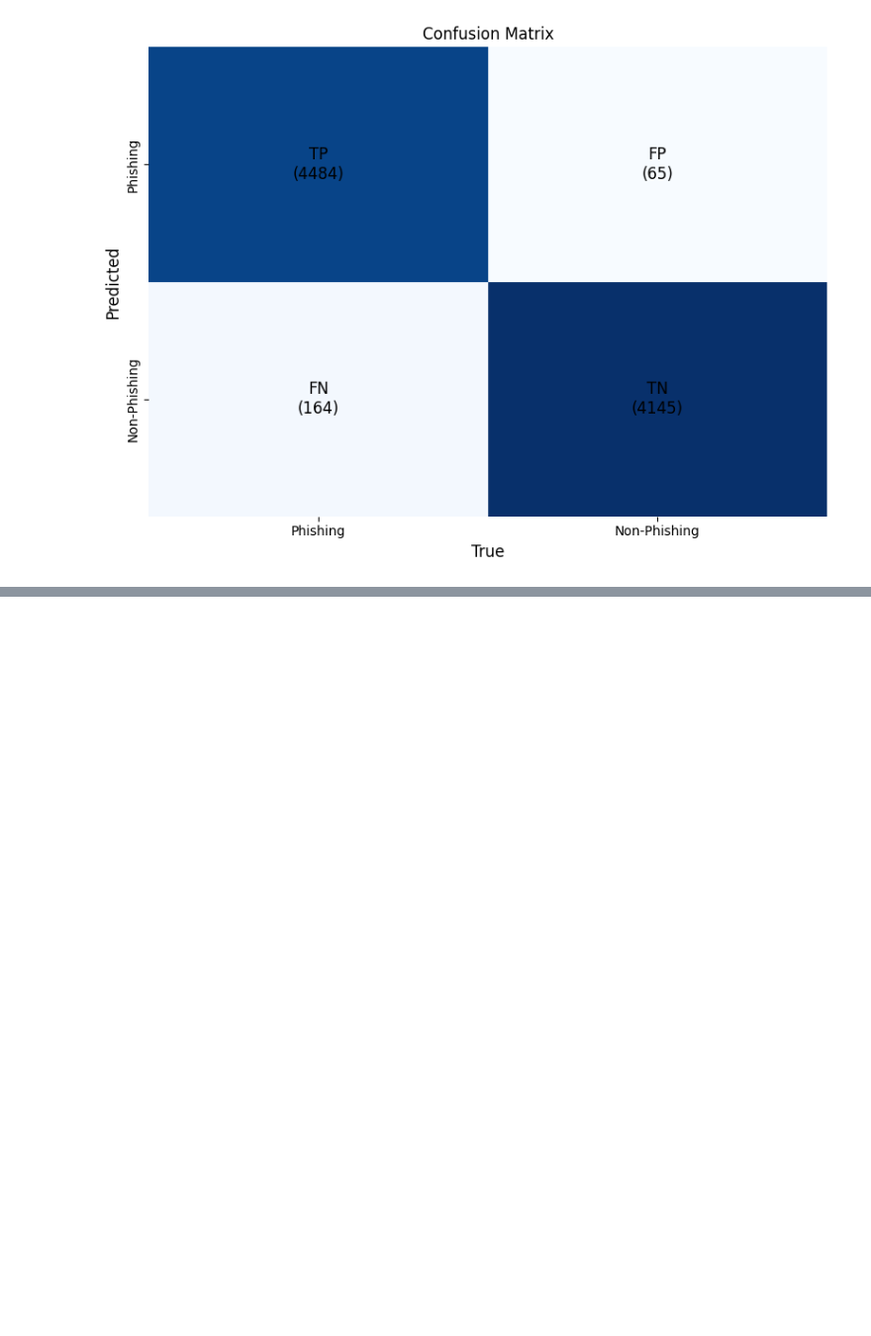
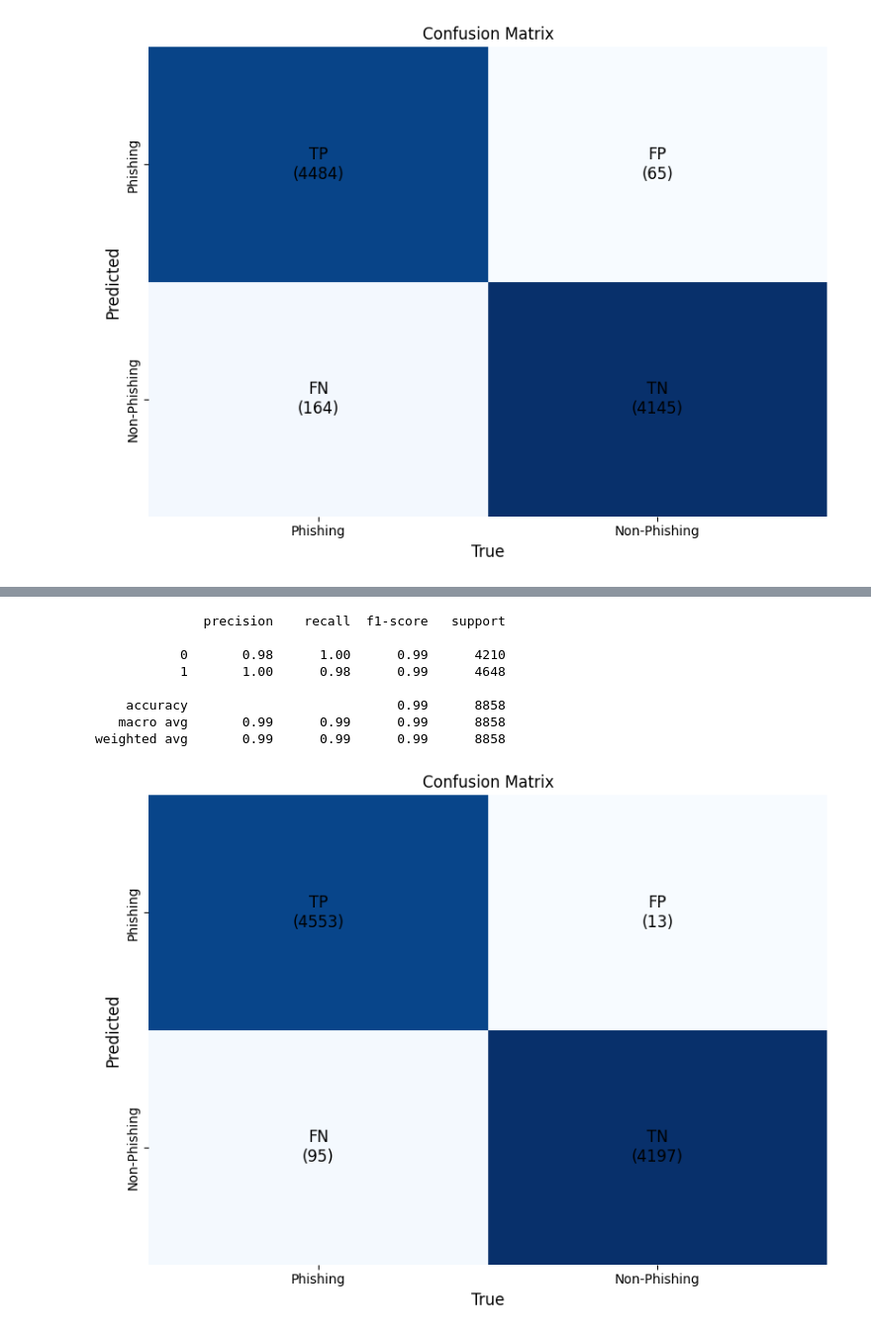
Before and after one commit to Sebastianng100/SIT-INF1002-PROG-FUNDS, a Jupyter notebook: Main/training/NaiveBayesEnsemble_Zixu.ipynb, the cells around one changed output, grey strips where cells are left out. Shown at 99% size. Drawn from its saved outputs; the diff is of its cells as text; code cells hidden in the pictures; blank space fills up the shorter version.

Commit message:
Grid search tuned for the 3 naive bayes model

```diff
--- a/Main/training/NaiveBayesEnsemble_Zixu.ipynb
+++ b/Main/training/NaiveBayesEnsemble_Zixu.ipynb
@@ -145,3 +145,33 @@ printCM(weightPrediction, Y_test)
    macro avg       0.97      0.97      0.97      8858
 weighted avg       0.97      0.97      0.97      8858
 [figure]
+# %%
+paramGridM = {
+    'alpha': [0.001, 0.01, 0.1, 1.0, 10],
+    'fit_prior': [True, False]
+}
+
+paramGridB = {
+    'alpha': [0.001, 0.01, 0.1, 1.0, 10],
+    'fit_prior': [True, False]
+}
+
+paramGridG = {
+    'var_smoothing': [1e-12, 1e-9, 1e-6, 1e-3]
+}
+# %%
+gridSearchM = GridSearchCV(MultinomialNB(), paramGridM, scoring='accuracy', cv=5)
+gridSearchB = GridSearchCV(BernoulliNB(), paramGridB, scoring='accuracy', cv=5)
+gridSearchG = GridSearchCV(GaussianNB(), paramGridG, scoring='accuracy', cv=5)
+
+gridSearchM.fit(X_train_text_tfidf, Y_train)
+gridSearchB.fit(X_train_bin, Y_train)
+gridSearchG.fit(X_train_cont_scaled, Y_train)
+
+bestM = gridSearchM.best_estimator_
+bestB = gridSearchB.best_estimator_
+bestG = gridSearchG.best_estimator_
+
+print(bestM)
+print(bestB)
+print(bestG)
@@ -147,0 +182,13 @@ weighted avg       0.97      0.97      0.97      8858
+# %%
+bestAccM = accuracy_score(Y_test, bestM.predict(X_test_text_tfidf))
+bestAccB = accuracy_score(Y_test, bestB.predict(X_test_bin))
+bestAccG = accuracy_score(Y_test, bestG.predict(X_test_cont_scaled))
+
+bestProbaM = bestM.predict_proba(X_test_text_tfidf)
+bestProbaB = bestB.predict_proba(X_test_bin)
+bestProbaG = bestG.predict_proba(X_test_cont_scaled)
+
+accList = [bestAccM,bestAccB,bestAccG]
+probaList = [bestProbaM,bestProbaB,bestProbaG]
+# %%
+bestWeightPrediction = printEnsembleAccuracy(calculateWeight(accList), probaList, Y_test)
@@ -147,0 +204,12 @@ weighted avg       0.97      0.97      0.97      8858
+# %%
+printCM(bestWeightPrediction, Y_test)
+# %% [output]
+              precision    recall  f1-score   support
+
+           0       0.98      1.00      0.99      4210
+           1       1.00      0.98      0.99      4648
+
+    accuracy                           0.99      8858
+   macro avg       0.99      0.99      0.99      8858
+weighted avg       0.99      0.99      0.99      8858
+[figure, added]
```
Also changed, not shown: parts of 3 cells of this notebook.
